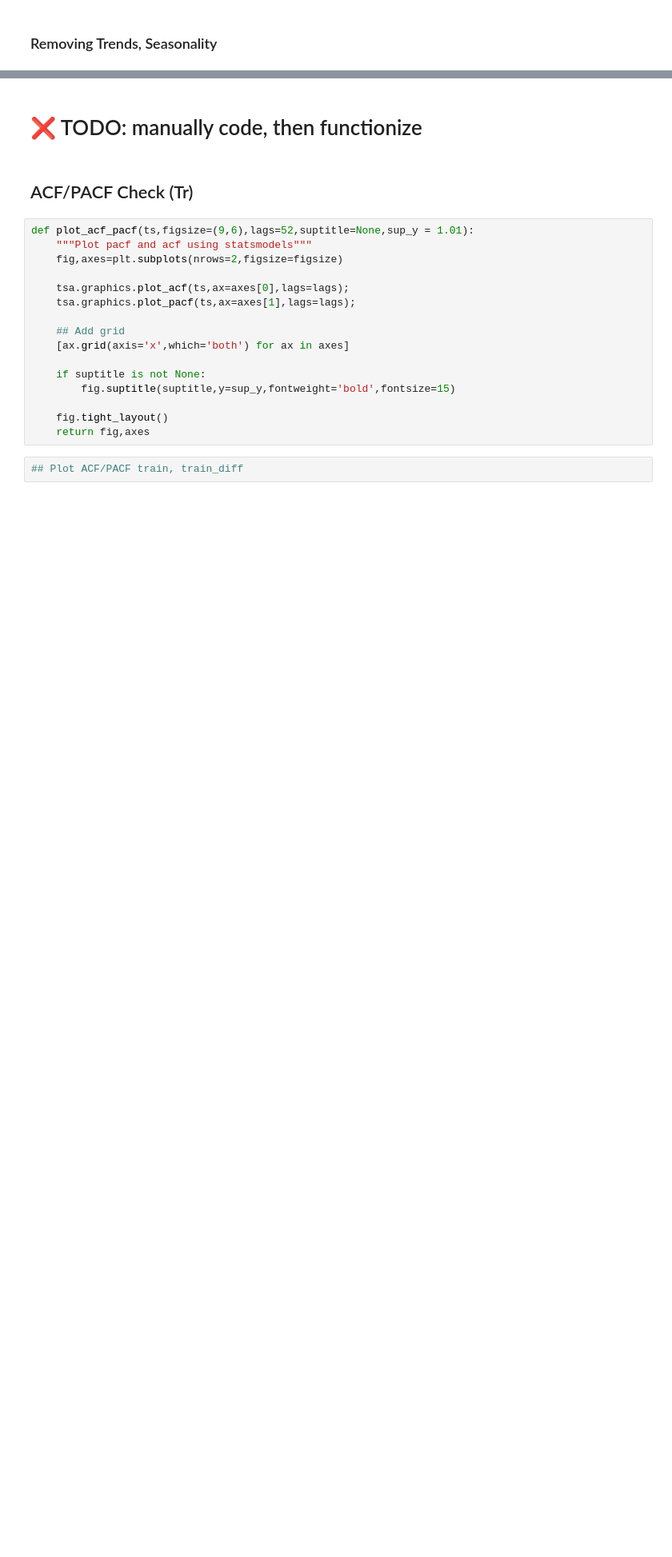
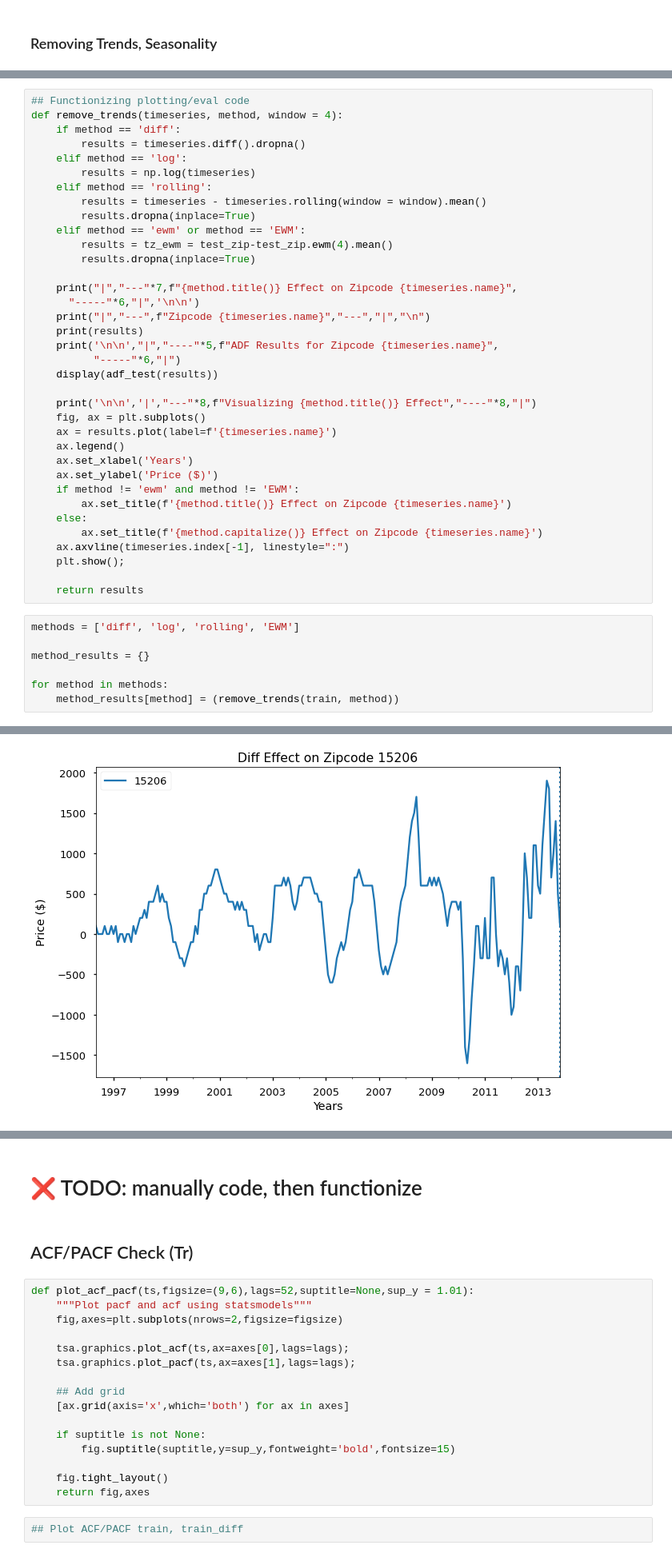
Before and after one commit to BenJMcCarty/Best_of_the_Burgh, a Jupyter notebook: workbooks/WIP_Main_Notebook.ipynb, the cells around one changed output, grey strips where cells are left out. Shown at 80% size. Drawn from its saved outputs; the diff is of its cells as text; blank space fills up the shorter version.

```diff
--- a/workbooks/WIP_Main_Notebook.ipynb
+++ b/workbooks/WIP_Main_Notebook.ipynb
@@ -586,0 +633,44 @@ adfuller_test_df(tz_ewm)
+# %%
+## Functionizing plotting/eval code
+def remove_trends(timeseries, method, window = 4):
+    if method == 'diff':
+        results = timeseries.diff().dropna()
+    elif method == 'log':
+        results = np.log(timeseries)
+    elif method == 'rolling':
+        results = timeseries - timeseries.rolling(window = window).mean()
+        results.dropna(inplace=True)
+    elif method == 'ewm' or method == 'EWM':
+        results = tz_ewm = test_zip-test_zip.ewm(4).mean()
+        results.dropna(inplace=True)
+
+    print("|","---"*7,f"{method.title()} Effect on Zipcode {timeseries.name}",
+      "-----"*6,"|",'\n\n')
+    print("|","---",f"Zipcode {timeseries.name}","---","|","\n")
+    print(results)
+    print('\n\n',"|","----"*5,f"ADF Results for Zipcode {timeseries.name}",
+          "-----"*6,"|")
+    display(adf_test(results))
+
+    print('\n\n','|',"---"*8,f"Visualizing {method.title()} Effect","----"*8,"|")
+    fig, ax = plt.subplots()
+    ax = results.plot(label=f'{timeseries.name}')
+    ax.legend()
+    ax.set_xlabel('Years')
+    ax.set_ylabel('Price ($)')
+    if method != 'ewm' and method != 'EWM':
+        ax.set_title(f'{method.title()} Effect on Zipcode {timeseries.name}')
+    else:
+        ax.set_title(f'{method.capitalize()} Effect on Zipcode {timeseries.name}')
+    ax.axvline(timeseries.index[-1], linestyle=":")
+    plt.show();
+
+    return results
+# %%
+methods = ['diff', 'log', 'rolling', 'EWM']
+
+method_results = {}
+
+for method in methods:
+    method_results[method] = (remove_trends(train, method))
+# %% [output]
@@ -586,0 +697 @@ adfuller_test_df(tz_ewm)
+[figure, added]
```
Also changed, not shown: parts of 23 cells of this notebook.
